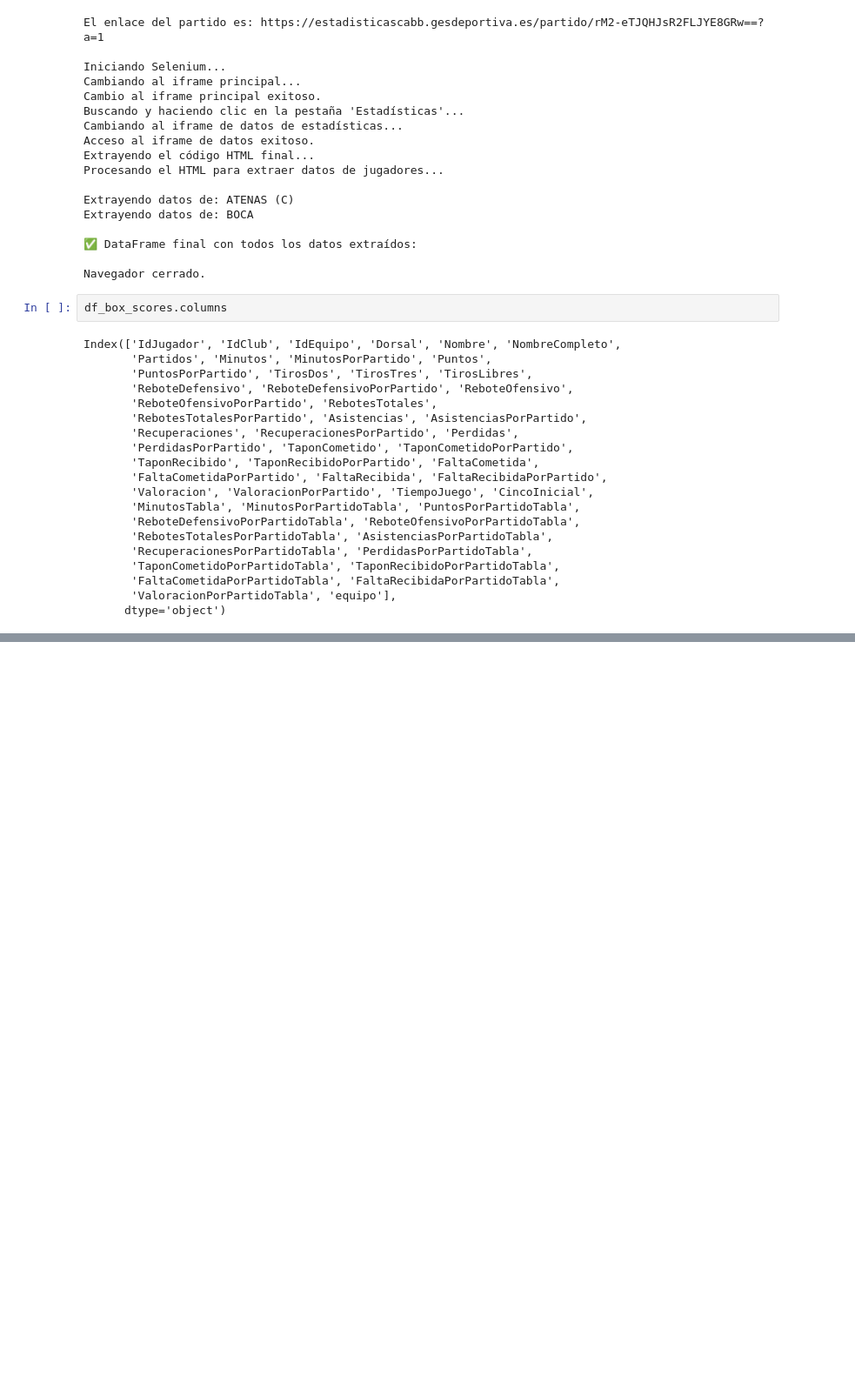
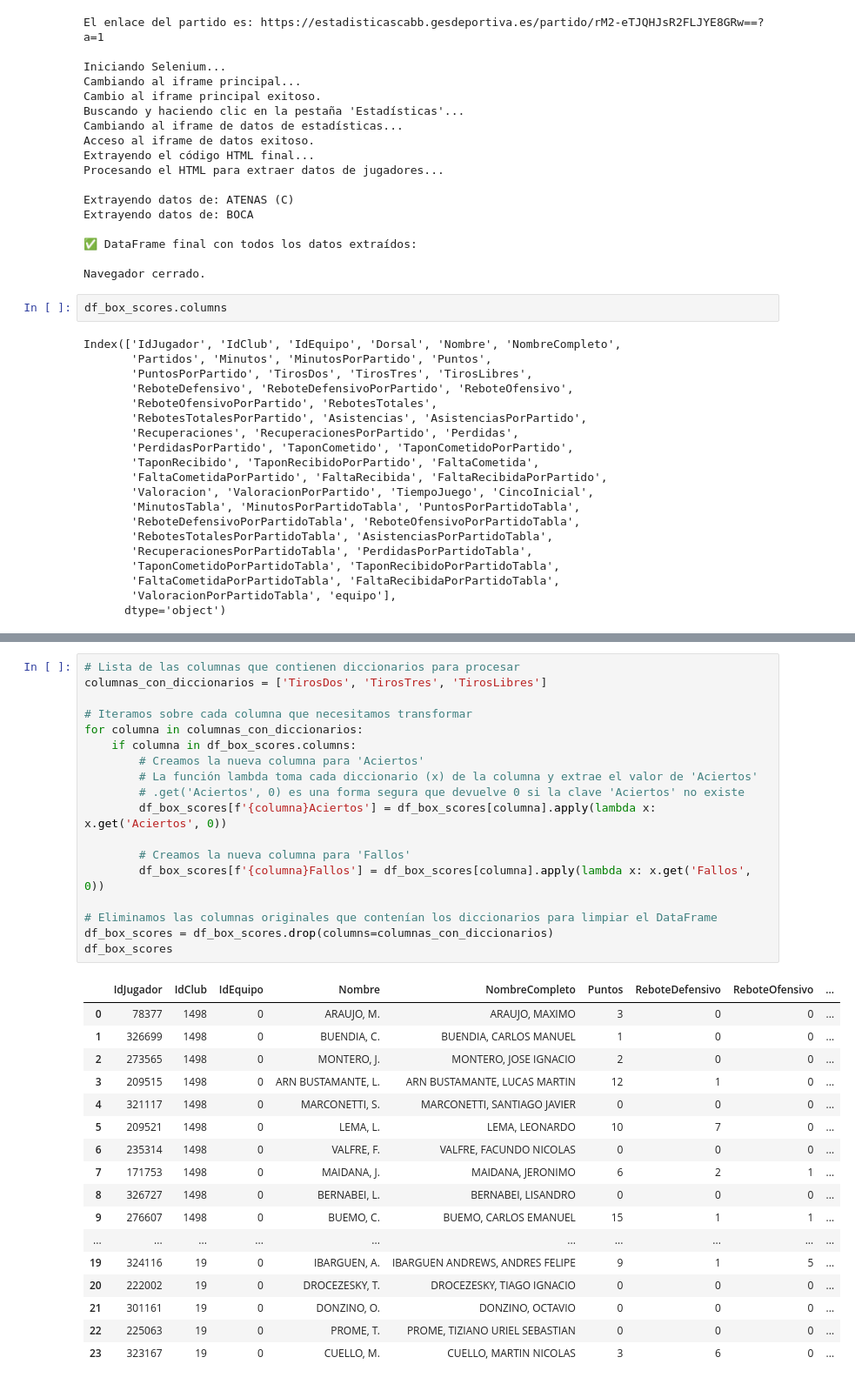
Before and after one commit to RomanLanda11/lnb-web-scraping, a Jupyter notebook: notebook/poc_scrapping.ipynb, the cells around one changed output, grey strips where cells are left out. Shown at 87% size. Saved outputs shown, nothing was run; the diff lists cells and outputs as text; blank space fills up the shorter version.

```diff
--- a/notebook/poc_scrapping.ipynb
+++ b/notebook/poc_scrapping.ipynb
@@ -402,0 +500,36 @@ df_box_scores #TODO revisar datos
+# %%
+# Lista de las columnas que contienen diccionarios para procesar
+columnas_con_diccionarios = ['TirosDos', 'TirosTres', 'TirosLibres']
+
+# Iteramos sobre cada columna que necesitamos transformar
+for columna in columnas_con_diccionarios:
+    if columna in df_box_scores.columns:
+        # Creamos la nueva columna para 'Aciertos'
+        # La función lambda toma cada diccionario (x) de la columna y extrae el valor de 'Aciertos'
+        # .get('Aciertos', 0) es una forma segura que devuelve 0 si la clave 'Aciertos' no existe
+        df_box_scores[f'{columna}Aciertos'] = df_box_scores[columna].apply(lambda x: x.get('Aciertos', 0))
+
+        # Creamos la nueva columna para 'Fallos'
+        df_box_scores[f'{columna}Fallos'] = df_box_scores[columna].apply(lambda x: x.get('Fallos', 0))
+
+# Eliminamos las columnas originales que contenían los diccionarios para limpiar el DataFrame
+df_box_scores = df_box_scores.drop(columns=columnas_con_diccionarios)
+df_box_scores
+# %% [output]
+|  | IdJugador | IdClub | IdEquipo | Nombre | NombreCompleto | Puntos | ReboteDefensivo | ReboteOfensivo | ... |
+| 0 | 78377 | 1498 | 0 | ARAUJO, M. | ARAUJO, MAXIMO | 3 | 0 | 0 | ... |
+| 1 | 326699 | 1498 | 0 | BUENDIA, C. | BUENDIA, CARLOS MANUEL | 1 | 0 | 0 | ... |
+| 2 | 273565 | 1498 | 0 | MONTERO, J. | MONTERO, JOSE IGNACIO | 2 | 0 | 0 | ... |
+| 3 | 209515 | 1498 | 0 | ARN BUSTAMANTE, L. | ARN BUSTAMANTE, LUCAS MARTIN | 12 | 1 | 0 | ... |
+| 4 | 321117 | 1498 | 0 | MARCONETTI, S. | MARCONETTI, SANTIAGO JAVIER | 0 | 0 | 0 | ... |
+| 5 | 209521 | 1498 | 0 | LEMA, L. | LEMA, LEONARDO | 10 | 7 | 0 | ... |
+| 6 | 235314 | 1498 | 0 | VALFRE, F. | VALFRE, FACUNDO NICOLAS | 0 | 0 | 0 | ... |
+| 7 | 171753 | 1498 | 0 | MAIDANA, J. | MAIDANA, JERONIMO | 6 | 2 | 1 | ... |
+| 8 | 326727 | 1498 | 0 | BERNABEI, L. | BERNABEI, LISANDRO | 0 | 0 | 0 | ... |
+| 9 | 276607 | 1498 | 0 | BUEMO, C. | BUEMO, CARLOS EMANUEL | 15 | 1 | 1 | ... |
+| ... | ... | ... | ... | ... | ... | ... | ... | ... | ... |
+| 19 | 324116 | 19 | 0 | IBARGUEN, A. | IBARGUEN ANDREWS, ANDRES FELIPE | 9 | 1 | 5 | ... |
+| 20 | 222002 | 19 | 0 | DROCEZESKY, T. | DROCEZESKY, TIAGO IGNACIO | 0 | 0 | 0 | ... |
+| 21 | 301161 | 19 | 0 | DONZINO, O. | DONZINO, OCTAVIO | 0 | 0 | 0 | ... |
+| 22 | 225063 | 19 | 0 | PROME, T. | PROME, TIZIANO URIEL SEBASTIAN | 0 | 0 | 0 | ... |
+| 23 | 323167 | 19 | 0 | CUELLO, M. | CUELLO, MARTIN NICOLAS | 3 | 6 | 0 | ... |
```
Also changed, not shown: parts of 9 cells of this notebook, 3 other files.
